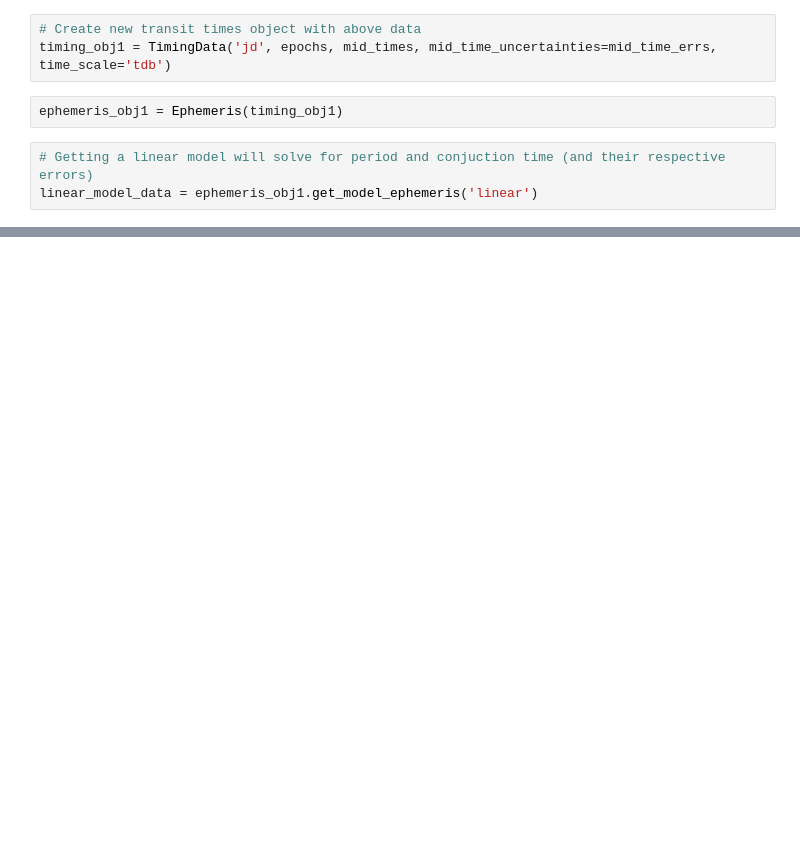
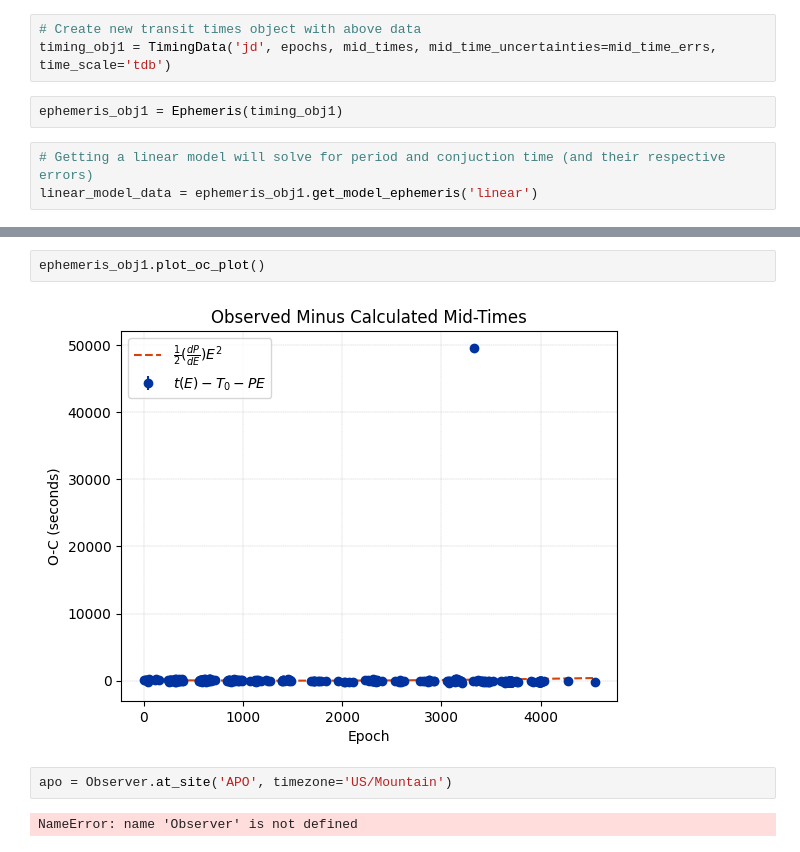
Before and after one commit to maliabarker/tres3-occultation, a Jupyter notebook: tres_3b.ipynb, the cells around one changed output, grey strips where cells are left out. Cells and saved outputs as stored; diff of their text form; blank space fills up the shorter version.

```diff
--- a/tres_3b.ipynb
+++ b/tres_3b.ipynb
@@ -23,0 +43,8 @@ linear_model_data = ephemeris_obj1.get_model_ephemeris('linear')
+# %%
+ephemeris_obj1.plot_oc_plot()
+# %% [output]
+[figure, added]
+# %%
+apo = Observer.at_site('APO', timezone='US/Mountain')
+# %% [output]
+NameError: name 'Observer' is not defined
```
Also changed, not shown: parts of 9 cells of this notebook, 8 other files.
